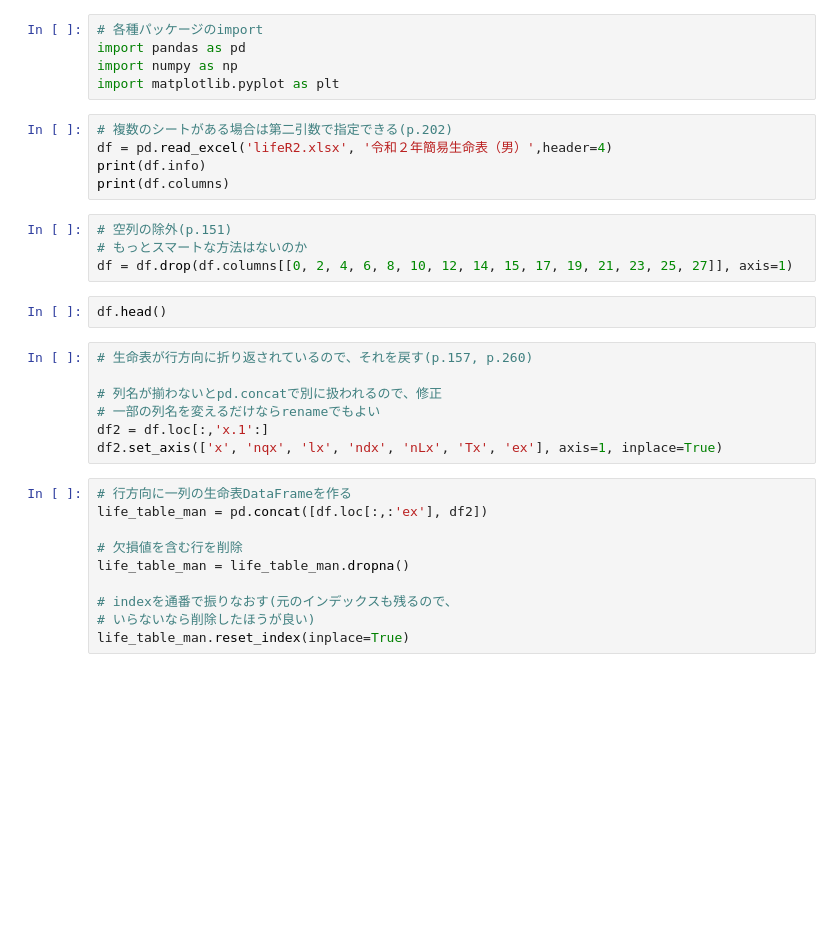
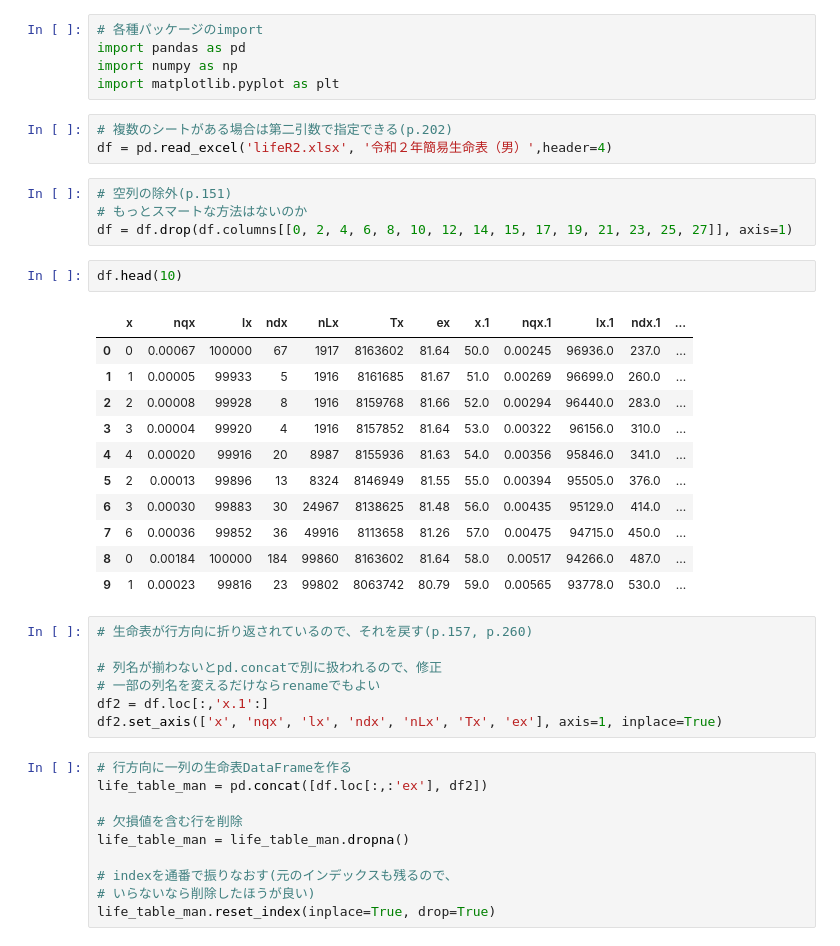
Before and after one commit to kiyoyoki/populationEstimation, a Jupyter notebook: populationEstimation.ipynb, the cells around one changed output. Saved outputs shown, nothing was run; the diff lists cells and outputs as text; blank space fills up the shorter version.

```diff
--- a/populationEstimation.ipynb
+++ b/populationEstimation.ipynb
@@ -6,14 +13,24 @@ import matplotlib.pyplot as plt
 # %%
 # 複数のシートがある場合は第二引数で指定できる(p.202)
 df = pd.read_excel('lifeR2.xlsx', '令和２年簡易生命表（男）',header=4)
-print(df.info)
-print(df.columns)
 # %%
 # 空列の除外(p.151)
 # もっとスマートな方法はないのか
 df = df.drop(df.columns[[0, 2, 4, 6, 8, 10, 12, 14, 15, 17, 19, 21, 23, 25, 27]], axis=1)
 # %%
-df.head()
+df.head(10)
+# %% [output]
+|  | x | nqx | lx | ndx | nLx | Tx | ex | x.1 | nqx.1 | lx.1 | ndx.1 | ... |
+| 0 | 0 | 0.00067 | 100000 | 67 | 1917 | 8163602 | 81.64 | 50.0 | 0.00245 | 96936.0 | 237.0 | ... |
+| 1 | 1 | 0.00005 | 99933 | 5 | 1916 | 8161685 | 81.67 | 51.0 | 0.00269 | 96699.0 | 260.0 | ... |
+| 2 | 2 | 0.00008 | 99928 | 8 | 1916 | 8159768 | 81.66 | 52.0 | 0.00294 | 96440.0 | 283.0 | ... |
+| 3 | 3 | 0.00004 | 99920 | 4 | 1916 | 8157852 | 81.64 | 53.0 | 0.00322 | 96156.0 | 310.0 | ... |
+| 4 | 4 | 0.00020 | 99916 | 20 | 8987 | 8155936 | 81.63 | 54.0 | 0.00356 | 95846.0 | 341.0 | ... |
+| 5 | 2 | 0.00013 | 99896 | 13 | 8324 | 8146949 | 81.55 | 55.0 | 0.00394 | 95505.0 | 376.0 | ... |
+| 6 | 3 | 0.00030 | 99883 | 30 | 24967 | 8138625 | 81.48 | 56.0 | 0.00435 | 95129.0 | 414.0 | ... |
+| 7 | 6 | 0.00036 | 99852 | 36 | 49916 | 8113658 | 81.26 | 57.0 | 0.00475 | 94715.0 | 450.0 | ... |
+| 8 | 0 | 0.00184 | 100000 | 184 | 99860 | 8163602 | 81.64 | 58.0 | 0.00517 | 94266.0 | 487.0 | ... |
+| 9 | 1 | 0.00023 | 99816 | 23 | 99802 | 8063742 | 80.79 | 59.0 | 0.00565 | 93778.0 | 530.0 | ... |
 # %%
 # 生命表が行方向に折り返されているので、それを戻す(p.157, p.260)
 
@@ -30,4 +47,4 @@ life_table_man = life_table_man.dropna()
 
 # indexを通番で振りなおす(元のインデックスも残るので、
 # いらないなら削除したほうが良い)
-life_table_man.reset_index(inplace=True)
+life_table_man.reset_index(inplace=True, drop=True)
```
Also changed, not shown: parts of 13 cells of this notebook.
